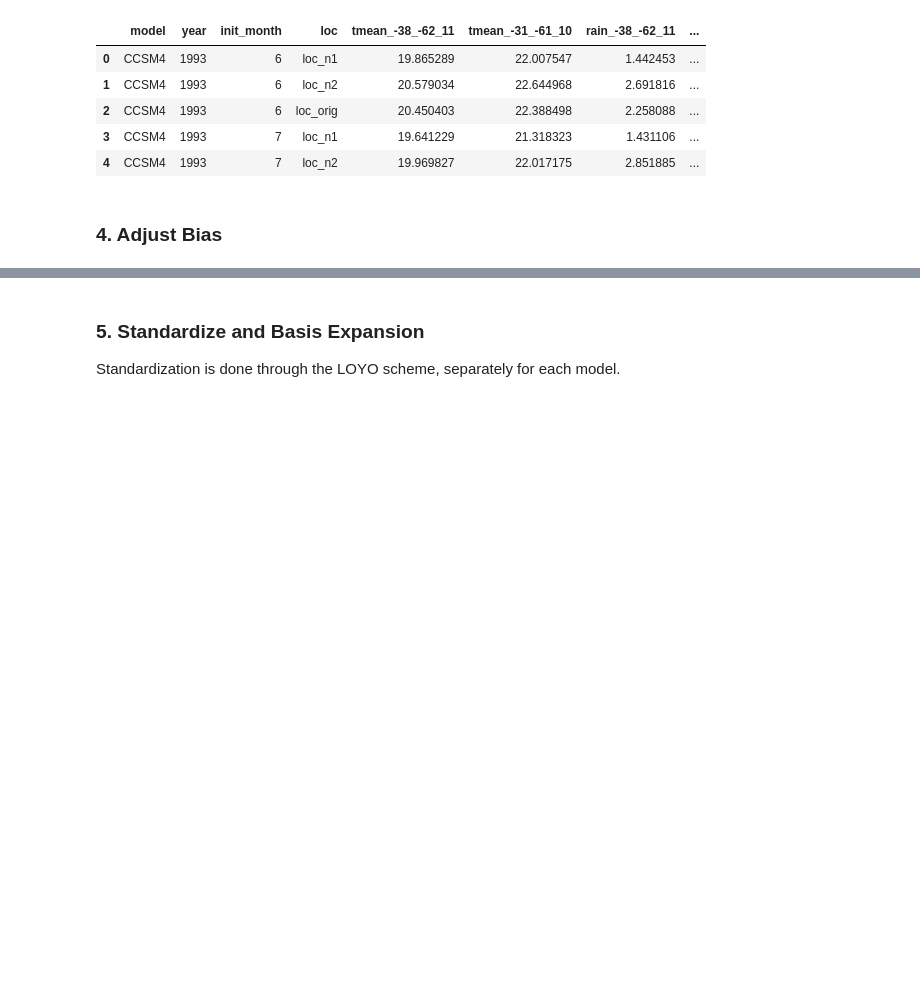
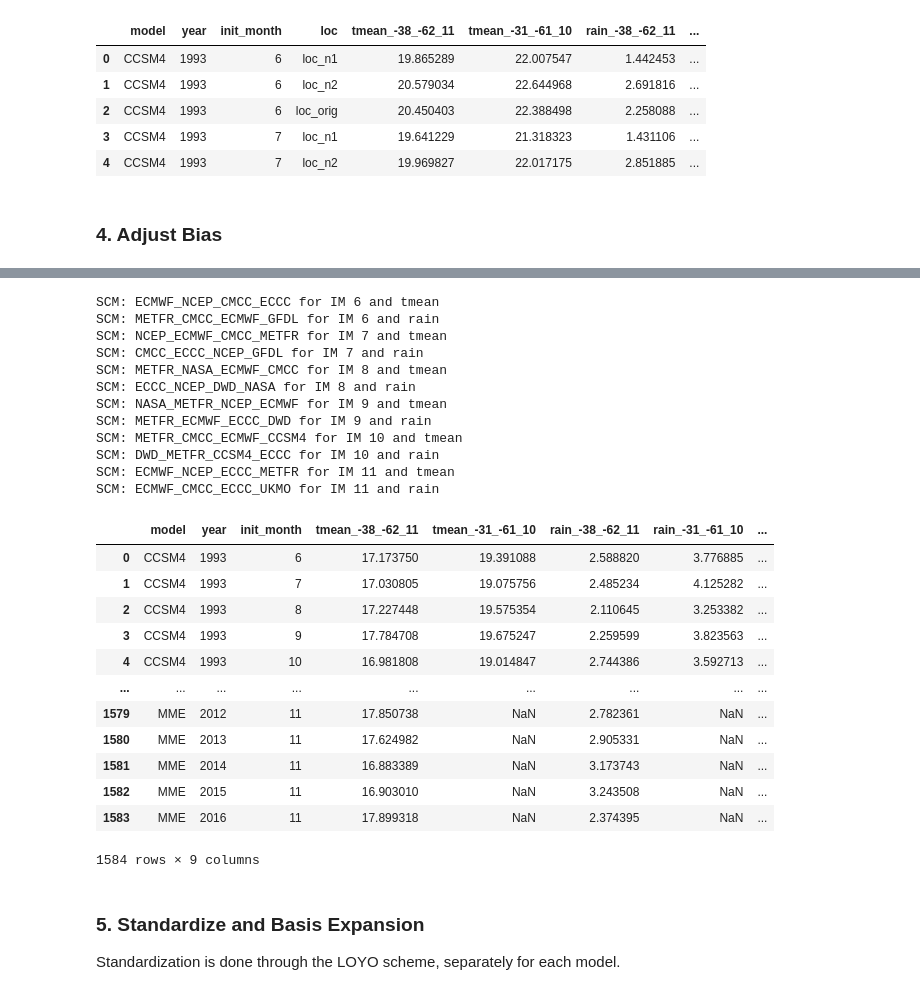
Before and after one commit to mzachow/wheat-yield-forecast-argentina, a Jupyter notebook: 4_prepare_scm_data.ipynb, the cells around one changed output, grey strips where cells are left out. Cells and saved outputs as stored; diff of their text form; code cells hidden in the pictures; blank space fills up the shorter version.

```diff
--- a/4_prepare_scm_data.ipynb
+++ b/4_prepare_scm_data.ipynb
@@ -167,3 +244,43 @@ scm_bias_adjusted.sample(3)
+# %%
+li = []
+for month in list(range(6, 12)):
+    mme_models_tmean = post_ba_tmean.nsmallest(4, month).index.tolist()
+    mme_models_rain = post_ba_rain.nsmallest(4, month).index.tolist()
+    print("SCM: {} for IM {} and tmean".format("_".join(mme_models_tmean), month))
+    print("SCM: {} for IM {} and rain".format("_".join(mme_models_rain), month))
+    mme_tmean = scm_bias_adjusted.loc[(scm_bias_adjusted["init_month"] == month) & (scm_bias_adjusted["model"].isin(mme_models_tmean))].groupby(["year", "init_month"])[[c for c in features_raw if ("tmean" in c)]].mean().reset_index().assign(model="MME")
+    mme_rain = scm_bias_adjusted.loc[(scm_bias_adjusted["init_month"] == month) & (scm_bias_adjusted["model"].isin(mme_models_rain))].groupby(["year", "init_month"])[[c for c in features_raw if ("rain" in c)]].mean().reset_index().assign(model="MME")
+    mme = mme_tmean.merge(mme_rain, on=["year", "init_month", "model"])
+    li.append(mme)
+scm_mme = pd.concat([scm_bias_adjusted, pd.concat(li, ignore_index=True)], ignore_index=True, axis=0)
+
+scm_mme
+# %% [output]
+SCM: ECMWF_NCEP_CMCC_ECCC for IM 6 and tmean
+SCM: METFR_CMCC_ECMWF_GFDL for IM 6 and rain
+SCM: NCEP_ECMWF_CMCC_METFR for IM 7 and tmean
+SCM: CMCC_ECCC_NCEP_GFDL for IM 7 and rain
+SCM: METFR_NASA_ECMWF_CMCC for IM 8 and tmean
+SCM: ECCC_NCEP_DWD_NASA for IM 8 and rain
+SCM: NASA_METFR_NCEP_ECMWF for IM 9 and tmean
+SCM: METFR_ECMWF_ECCC_DWD for IM 9 and rain
+SCM: METFR_CMCC_ECMWF_CCSM4 for IM 10 and tmean
+SCM: DWD_METFR_CCSM4_ECCC for IM 10 and rain
+SCM: ECMWF_NCEP_ECCC_METFR for IM 11 and tmean
+SCM: ECMWF_CMCC_ECCC_UKMO for IM 11 and rain
+|  | model | year | init_month | tmean_-38_-62_11 | tmean_-31_-61_10 | rain_-38_-62_11 | rain_-31_-61_10 | ... |
+| 0 | CCSM4 | 1993 | 6 | 17.173750 | 19.391088 | 2.588820 | 3.776885 | ... |
+| 1 | CCSM4 | 1993 | 7 | 17.030805 | 19.075756 | 2.485234 | 4.125282 | ... |
+| 2 | CCSM4 | 1993 | 8 | 17.227448 | 19.575354 | 2.110645 | 3.253382 | ... |
+| 3 | CCSM4 | 1993 | 9 | 17.784708 | 19.675247 | 2.259599 | 3.823563 | ... |
+| 4 | CCSM4 | 1993 | 10 | 16.981808 | 19.014847 | 2.744386 | 3.592713 | ... |
+| ... | ... | ... | ... | ... | ... | ... | ... | ... |
+| 1579 | MME | 2012 | 11 | 17.850738 | NaN | 2.782361 | NaN | ... |
+| 1580 | MME | 2013 | 11 | 17.624982 | NaN | 2.905331 | NaN | ... |
+| 1581 | MME | 2014 | 11 | 16.883389 | NaN | 3.173743 | NaN | ... |
+| 1582 | MME | 2015 | 11 | 16.903010 | NaN | 3.243508 | NaN | ... |
+| 1583 | MME | 2016 | 11 | 17.899318 | NaN | 2.374395 | NaN | ... |
+1584 rows × 9 columns
 # %% [markdown]
 ### 5. Standardize and Basis Expansion
 
```
Also changed, not shown: parts of 14 cells of this notebook, 16 other files.
